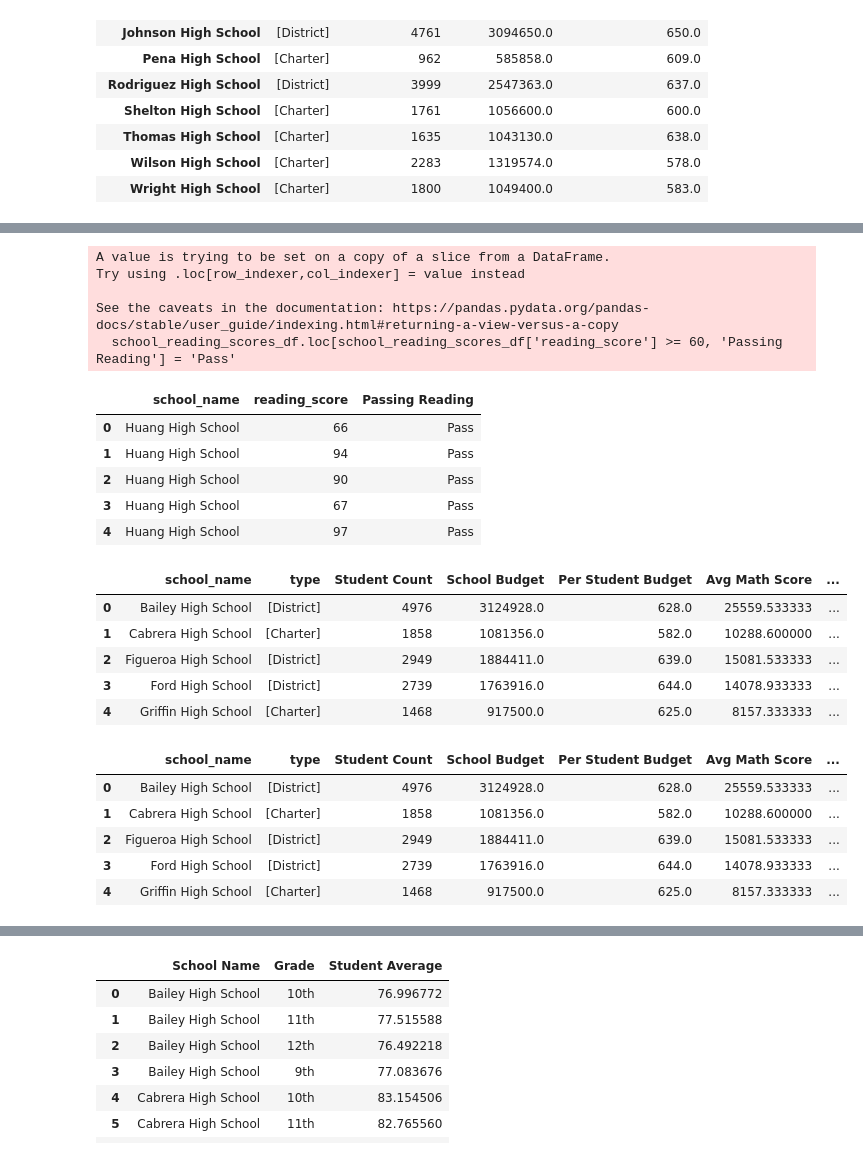
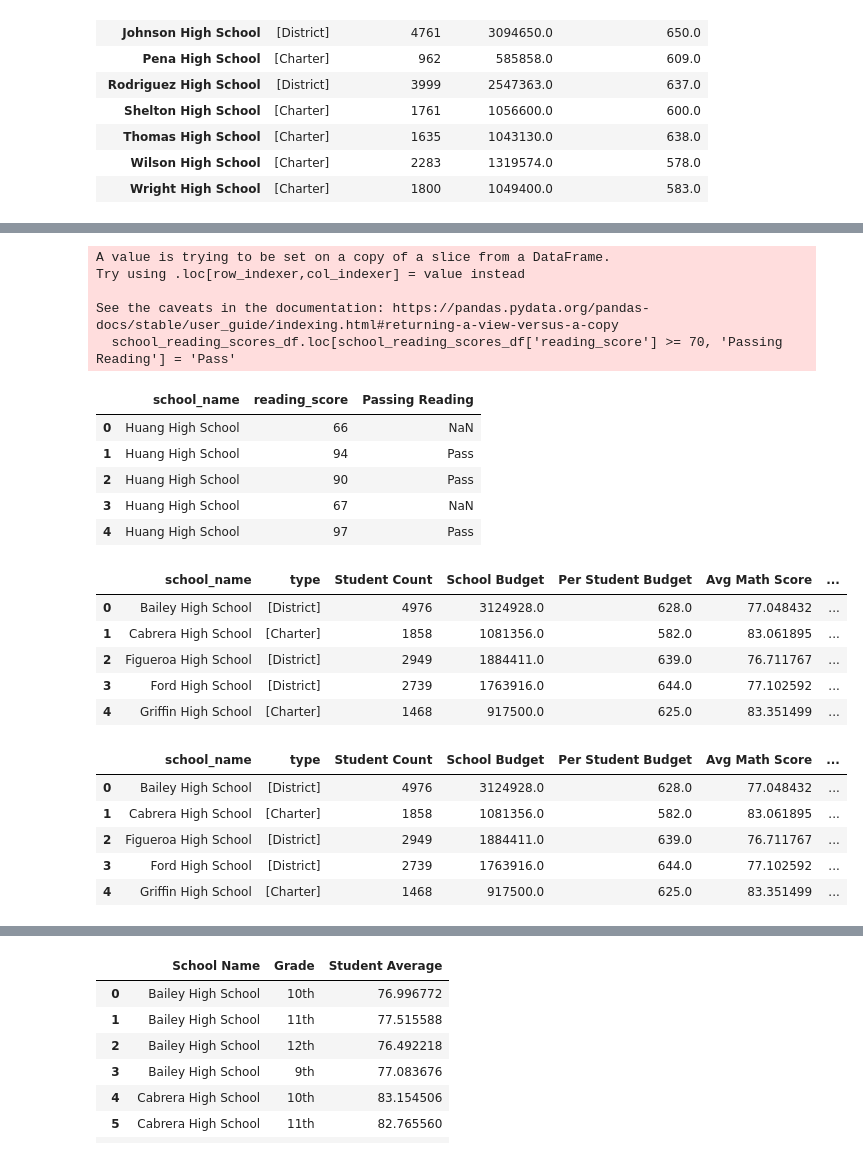
Before and after one commit to M0ther0fGingers/pandas-challenge, a Jupyter notebook: PyCitySchools/PyCitySchools.ipynb, the cells around one changed output, grey strips where cells are left out. Cells and saved outputs as stored; diff of their text form; code cells hidden in the pictures.

```diff
--- a/PyCitySchools/PyCitySchools.ipynb
+++ b/PyCitySchools/PyCitySchools.ipynb
@@ -221,13 +221,10 @@ school_summary_df
 # Calculate the average math score for each school
 # Sum all the math scores for each school
 school_math_scores_df = school_data_complete[["school_name", "math_score", "size"]]
-school_math_group = school_math_scores_df.groupby("school_name")["math_score"].sum()
-
-# Divide by the total number of students at that school
-avg_math_score = (school_math_group/(len(school_math_group)))
+school_math_group = school_math_scores_df.groupby("school_name")["math_score"].mean()
 
 #Add the avg math score to the school summary dataframe
-school_summary_df["Avg Math Score"] = avg_math_score
+school_summary_df["Avg Math Score"] = school_math_group
 school_summary_df
 # %% [output]
 |  | type | Student Count | School Budget | Per Student Budget | Avg Math Score |
@@ -251,14 +248,10 @@ school_summary_df
 # Calculate the average reading score per school
 # Sum all reading scores for each school
 school_reading_scores_df = school_data_complete[["school_name", "reading_score"]]
-school_reading_group = school_reading_scores_df.groupby("school_name")["reading_score"].sum()
-school_reading_group_df = pd.DataFrame(school_reading_group)
-
-# Divide by the total number of students at that school
-avg_reading_score = (school_reading_group/(len(school_reading_group)))
+school_reading_group = school_reading_scores_df.groupby("school_name")["reading_score"].mean()
 
 # Add the avg reading score to the school summary dataframe
-school_summary_df["Avg Reading Score"] = avg_reading_score
+school_summary_df["Avg Reading Score"] = school_reading_group
 school_summary_df
 # %% [output]
 |  | type | Student Count | School Budget | Per Student Budget | Avg Math Score | Avg Reading Score |
@@ -281,7 +274,6 @@ school_summary_df
 # %%
 # Create a boolean value to track pass/fail for each student and add that value back into the dataframe.
-school_math_scores_df.loc[school_math_scores_df['math_score'] >= 60, 'Passing Math'] = 'Pass'
-#school_math_scores_df.loc[school_math_scores_df['math_score'] < 60, 'Passing Math'] = 'Fail'
+school_math_scores_df.loc[school_math_scores_df['math_score'] >= 70, 'Passing Math'] = 'Pass'
 school_math_scores_df.head()
 # %% [output]
 A value is trying to be set on a copy of a slice from a DataFrame.
@@ -327,19 +319,19 @@ school_summary_df
 #Caluclate the percentage of students per school passing reading
 
 # Create a boolean value to track pass/fail for each student and add that value back into the dataframe.
-school_reading_scores_df.loc[school_reading_scores_df['reading_score'] >= 60, 'Passing Reading'] = 'Pass'
+school_reading_scores_df.loc[school_reading_scores_df['reading_score'] >= 70, 'Passing Reading'] = 'Pass'
 school_reading_scores_df.head()
 # %% [output]
 A value is trying to be set on a copy of a slice from a DataFrame.
 Try using .loc[row_indexer,col_indexer] = value instead
 
 See the caveats in the documentation: https://pandas.pydata.org/pandas-docs/stable/user_guide/indexing.html#returning-a-view-versus-a-copy
-  school_reading_scores_df.loc[school_reading_scores_df['reading_score'] >= 60, 'Passing Reading'] = 'Pass'
+  school_reading_scores_df.loc[school_reading_scores_df['reading_score'] >= 70, 'Passing Reading'] = 'Pass'
 |  | school_name | reading_score | Passing Reading |
-| 0 | Huang High School | 66 | Pass |
+| 0 | Huang High School | 66 | NaN |
 | 1 | Huang High School | 94 | Pass |
 | 2 | Huang High School | 90 | Pass |
-| 3 | Huang High School | 67 | Pass |
+| 3 | Huang High School | 67 | NaN |
 | 4 | Huang High School | 97 | Pass |
 # %%
 #Group by the school name and create a new dataframe
@@ -354,38 +346,38 @@ school_summary_df['Percent Passing Reading'] = (school_summary_df['Reading Count
 school_summary_df.head()
 # %% [output]
 |  | school_name | type | Student Count | School Budget | Per Student Budget | Avg Math Score | ... |
-| 0 | Bailey High School | [District] | 4976 | 3124928.0 | 628.0 | 25559.533333 | ... |
-| 1 | Cabrera High School | [Charter] | 1858 | 1081356.0 | 582.0 | 10288.600000 | ... |
-| 2 | Figueroa High School | [District] | 2949 | 1884411.0 | 639.0 | 15081.533333 | ... |
-| 3 | Ford High School | [District] | 2739 | 1763916.0 | 644.0 | 14078.933333 | ... |
-| 4 | Griffin High School | [Charter] | 1468 | 917500.0 | 625.0 | 8157.333333 | ... |
+| 0 | Bailey High School | [District] | 4976 | 3124928.0 | 628.0 | 77.048432 | ... |
+| 1 | Cabrera High School | [Charter] | 1858 | 1081356.0 | 582.0 | 83.061895 | ... |
+| 2 | Figueroa High School | [District] | 2949 | 1884411.0 | 639.0 | 76.711767 | ... |
+| 3 | Ford High School | [District] | 2739 | 1763916.0 | 644.0 | 77.102592 | ... |
+| 4 | Griffin High School | [Charter] | 1468 | 917500.0 | 625.0 | 83.351499 | ... |
 # %%
 # Calculate the percent of students passing both reading and math at each school.
 school_name = school_data_complete["school_name"]
 
 # Count how many studets are passing both reading AND math
-passing_both_count = (school_data_complete['math_score'] >= 60) & (school_data_complete['reading_score'] >= 60)
+passing_both_count = (school_data_complete['math_score'] >= 70) & (school_data_complete['reading_score'] >= 70)
 passing_both_group = {"school_name": school_data_complete["school_name"],
                       "Passing Both": passing_both_count
                        }
 passing_both_df = pd.DataFrame(passing_both_group)
 
 # Group by school name to get the total count per school
 passing_both_df = passing_both_df.groupby("school_name")["Passing Both"].sum().reset_index(name="Passing Overall")
 
 # Merge the two dataframes together
 school_summary_df = pd.merge(school_summary_df, passing_both_df, on='school_name', how='left')
 
 # Calculate the percentage of students passing reading per school
 school_summary_df['Percent Passing Overall'] = (school_summary_df['Passing Overall'] / school_summary_df['Student Count']) * 100
 school_summary_df.head()
 # %% [output]
 |  | school_name | type | Student Count | School Budget | Per Student Budget | Avg Math Score | ... |
-| 0 | Bailey High School | [District] | 4976 | 3124928.0 | 628.0 | 25559.533333 | ... |
-| 1 | Cabrera High School | [Charter] | 1858 | 1081356.0 | 582.0 | 10288.600000 | ... |
-| 2 | Figueroa High School | [District] | 2949 | 1884411.0 | 639.0 | 15081.533333 | ... |
-| 3 | Ford High School | [District] | 2739 | 1763916.0 | 644.0 | 14078.933333 | ... |
-| 4 | Griffin High School | [Charter] | 1468 | 917500.0 | 625.0 | 8157.333333 | ... |
+| 0 | Bailey High School | [District] | 4976 | 3124928.0 | 628.0 | 77.048432 | ... |
+| 1 | Cabrera High School | [Charter] | 1858 | 1081356.0 | 582.0 | 83.061895 | ... |
+| 2 | Figueroa High School | [District] | 2949 | 1884411.0 | 639.0 | 76.711767 | ... |
+| 3 | Ford High School | [District] | 2739 | 1763916.0 | 644.0 | 77.102592 | ... |
+| 4 | Griffin High School | [Charter] | 1468 | 917500.0 | 625.0 | 83.351499 | ... |
 # %%
 # Create a dataframe that summarizes key metrics about each school including: School name, School type
 # Total students, Total school budget, Per student budget, Average math score, Average reading score,
```
Also changed, not shown: parts of 15 cells of this notebook.
